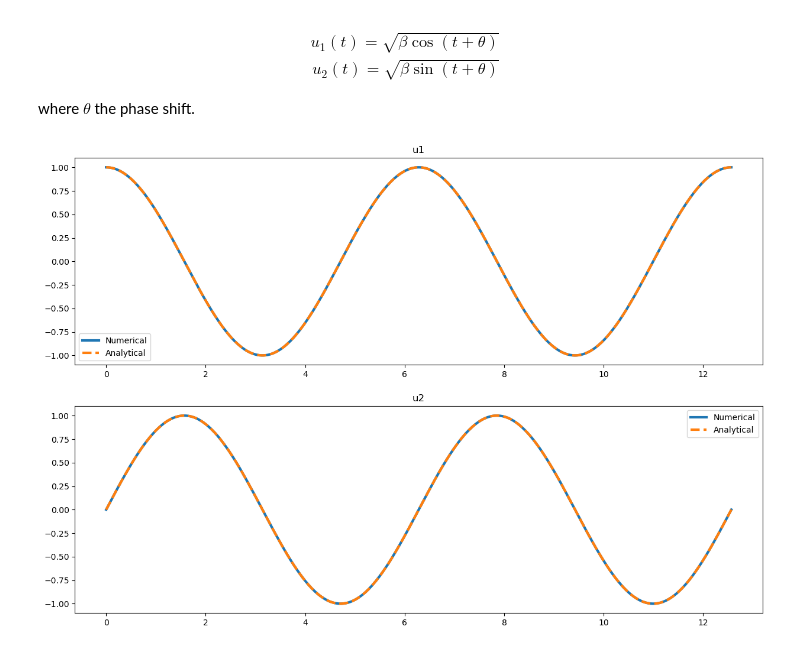
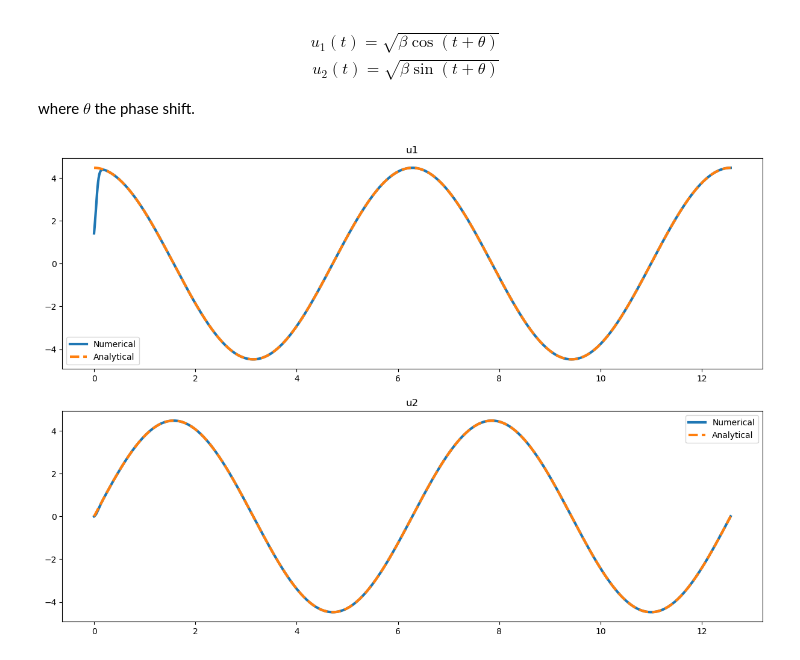
Before and after one commit to dupput/EMAT3008-ScientificComputing, a Jupyter notebook: dev/Week16.ipynb, the cells around one changed output. Saved outputs shown, nothing was run; the diff lists cells and outputs as text; code cells hidden in the pictures.

```diff
--- a/dev/Week16.ipynb
+++ b/dev/Week16.ipynb
@@ -106,30 +108,30 @@ where $\theta$ the phase shift.
 # %%
 
 import numpy as np
 import matplotlib.pyplot as plt
 
 theta = T
-t, y = solve_to(ODE, 0, X0, tf=T*2, method='RK4')
+t, y = solve_to(ODE, 0, X0, tf=T*2, method='RK4', args=(beta, sigma))
 
 u1_a = np.sqrt(beta)*np.cos(t + theta)
 u2_a = np.sqrt(beta)*np.sin(t + theta)
 
 u1_num = y[:, 0]
 u2_num = y[:, 1]
 
 # Plot the solutions for u1 and u2
 fig, ax = plt.subplots(2, 1, figsize=(15, 10))
 
 ax[0].plot(t, u1_num, '-', label='Numerical', linewidth=3)
 ax[0].plot(t, u1_a, '--', label='Analytical', linewidth=3)
 ax[0].set_title('u1')
 ax[0].legend()
 
 ax[1].plot(t, u2_num, '-', label='Numerical', linewidth=3)
 ax[1].plot(t, u2_a, '--', label='Analytical', linewidth=3)
 ax[1].set_title('u2')
 ax[1].legend()
 
 plt.show()
 # %% [output]
-[figure, old version]
+[figure, new version]
```
Also changed, not shown: parts of 2 cells of this notebook, 3 other files.
